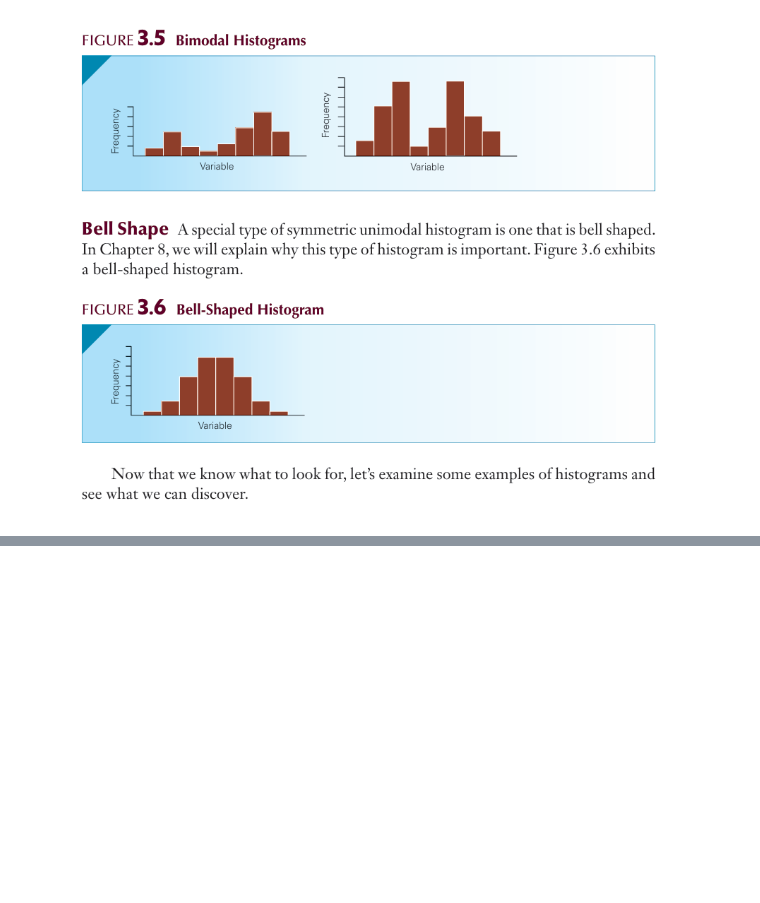
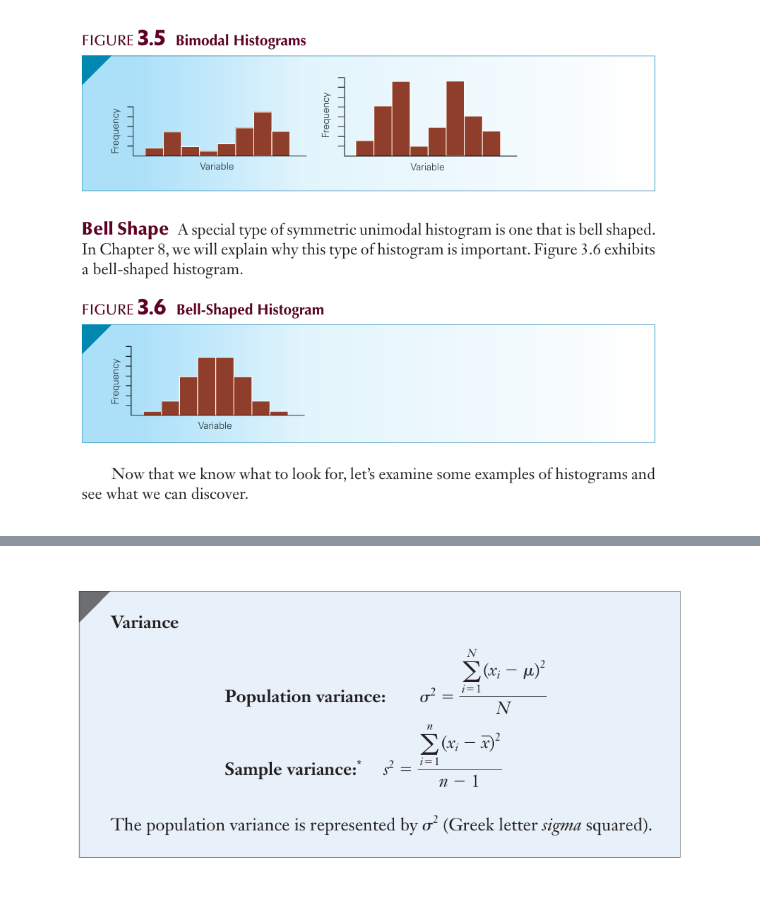
Before and after one commit to ArslanAmanov/Finance, a Jupyter notebook: QuantAnalyses/Quant_method_Analyses/chp_2_descriptive_techniques.ipynb, the cells around one changed output, grey strips where cells are left out. Cells and saved outputs as stored; diff of their text form; code cells hidden in the pictures; blank space fills up the shorter version.

Commit message:
variance

```diff
--- a/QuantAnalyses/Quant_method_Analyses/chp_2_descriptive_techniques.ipynb
+++ b/QuantAnalyses/Quant_method_Analyses/chp_2_descriptive_techniques.ipynb
@@ -118,0 +148,5 @@ Image(filename='bimodal_histograms.png', width=800, height=800)
+# %%
+from IPython.display import Image
+Image(filename='variance.png', width=800, height=800)
+# %% [output]
+[figure, added]
```
Also changed, not shown: parts of 2 cells of this notebook, 1 other file.
